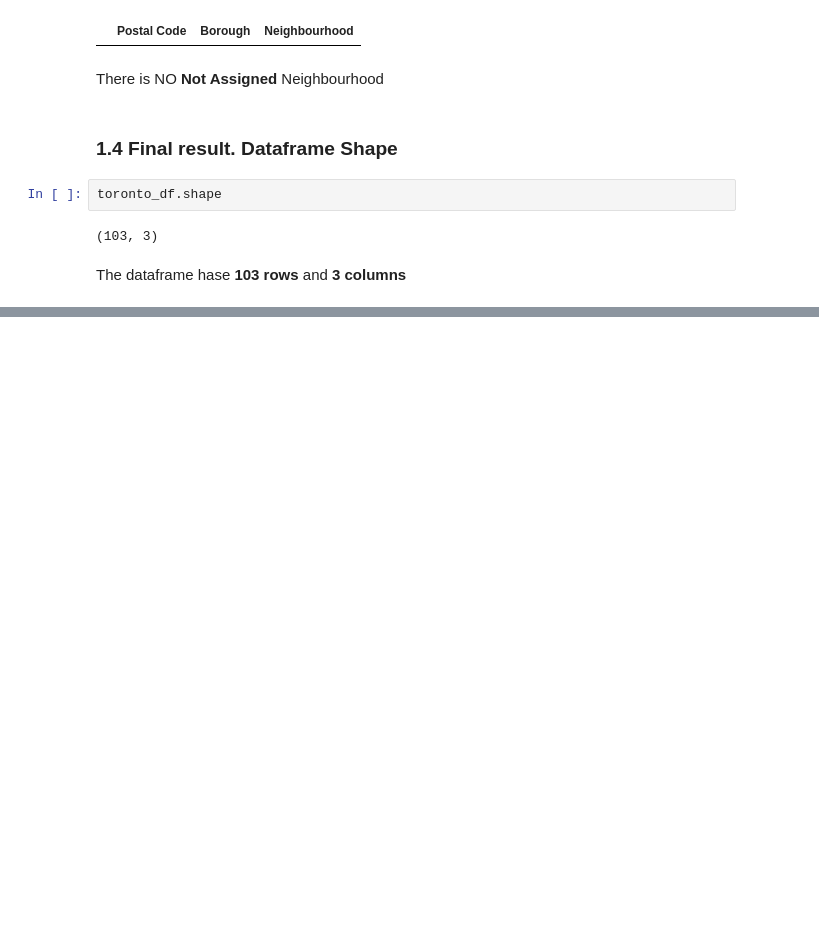
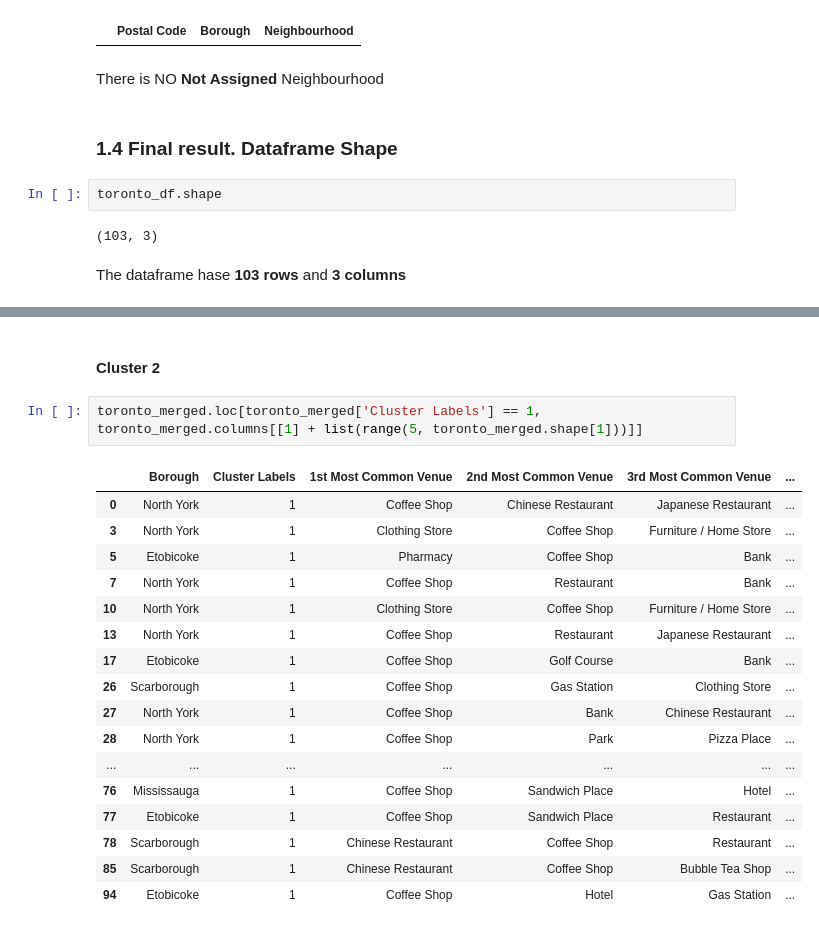
Before and after one commit to hamadazein84/ibm-data-science, a Jupyter notebook: Course-9/Week-3/Assignment/assignment.ipynb, the cells around one changed output, grey strips where cells are left out. Saved outputs shown, nothing was run; the diff lists cells and outputs as text; blank space fills up the shorter version.

```diff
--- a/Course-9/Week-3/Assignment/assignment.ipynb
+++ b/Course-9/Week-3/Assignment/assignment.ipynb
@@ -57,0 +522,22 @@ The dataframe hase **103 rows** and **3 columns**
+# %% [markdown]
+#### Cluster 2
+# %%
+toronto_merged.loc[toronto_merged['Cluster Labels'] == 1, toronto_merged.columns[[1] + list(range(5, toronto_merged.shape[1]))]]
+# %% [output]
+|  | Borough | Cluster Labels | 1st Most Common Venue | 2nd Most Common Venue | 3rd Most Common Venue | ... |
+| 0 | North York | 1 | Coffee Shop | Chinese Restaurant | Japanese Restaurant | ... |
+| 3 | North York | 1 | Clothing Store | Coffee Shop | Furniture / Home Store | ... |
+| 5 | Etobicoke | 1 | Pharmacy | Coffee Shop | Bank | ... |
+| 7 | North York | 1 | Coffee Shop | Restaurant | Bank | ... |
+| 10 | North York | 1 | Clothing Store | Coffee Shop | Furniture / Home Store | ... |
+| 13 | North York | 1 | Coffee Shop | Restaurant | Japanese Restaurant | ... |
+| 17 | Etobicoke | 1 | Coffee Shop | Golf Course | Bank | ... |
+| 26 | Scarborough | 1 | Coffee Shop | Gas Station | Clothing Store | ... |
+| 27 | North York | 1 | Coffee Shop | Bank | Chinese Restaurant | ... |
+| 28 | North York | 1 | Coffee Shop | Park | Pizza Place | ... |
+| ... | ... | ... | ... | ... | ... | ... |
+| 76 | Mississauga | 1 | Coffee Shop | Sandwich Place | Hotel | ... |
+| 77 | Etobicoke | 1 | Coffee Shop | Sandwich Place | Restaurant | ... |
+| 78 | Scarborough | 1 | Chinese Restaurant | Coffee Shop | Restaurant | ... |
+| 85 | Scarborough | 1 | Chinese Restaurant | Coffee Shop | Bubble Tea Shop | ... |
+| 94 | Etobicoke | 1 | Coffee Shop | Hotel | Gas Station | ... |
```
Also changed, not shown: parts of 57 cells of this notebook.
